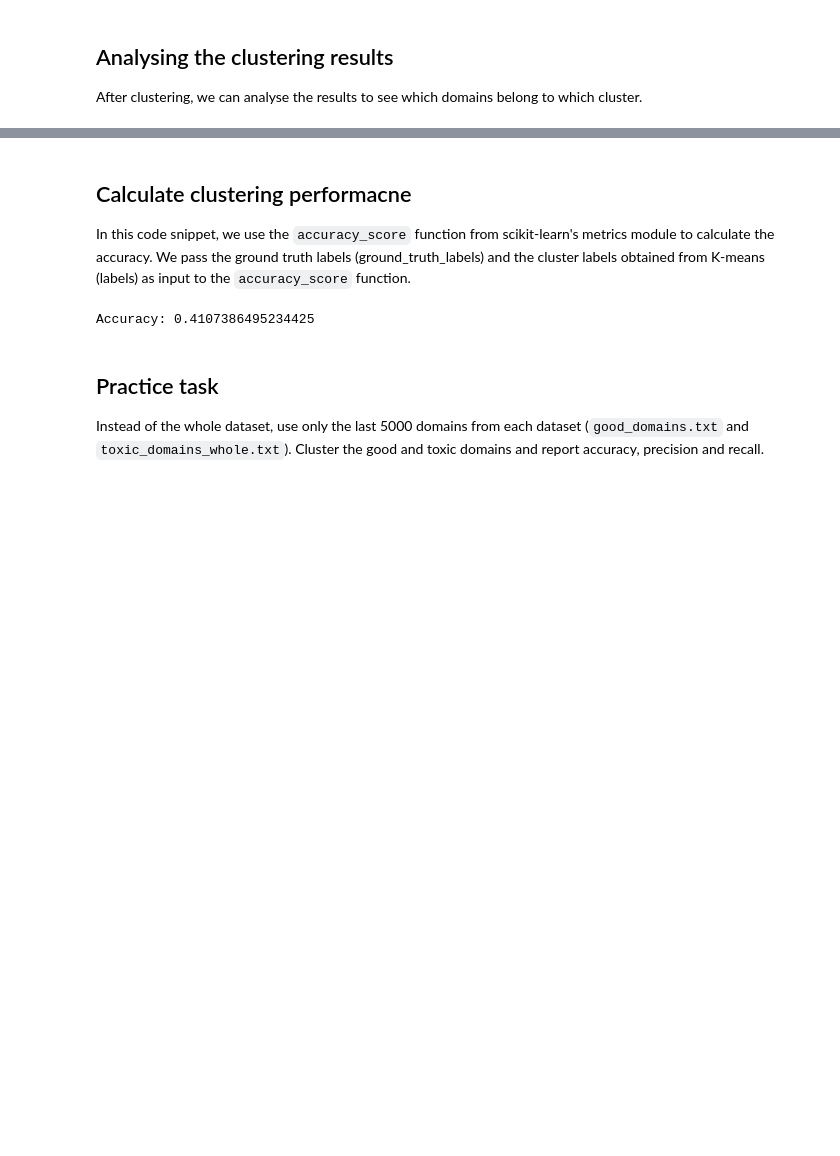
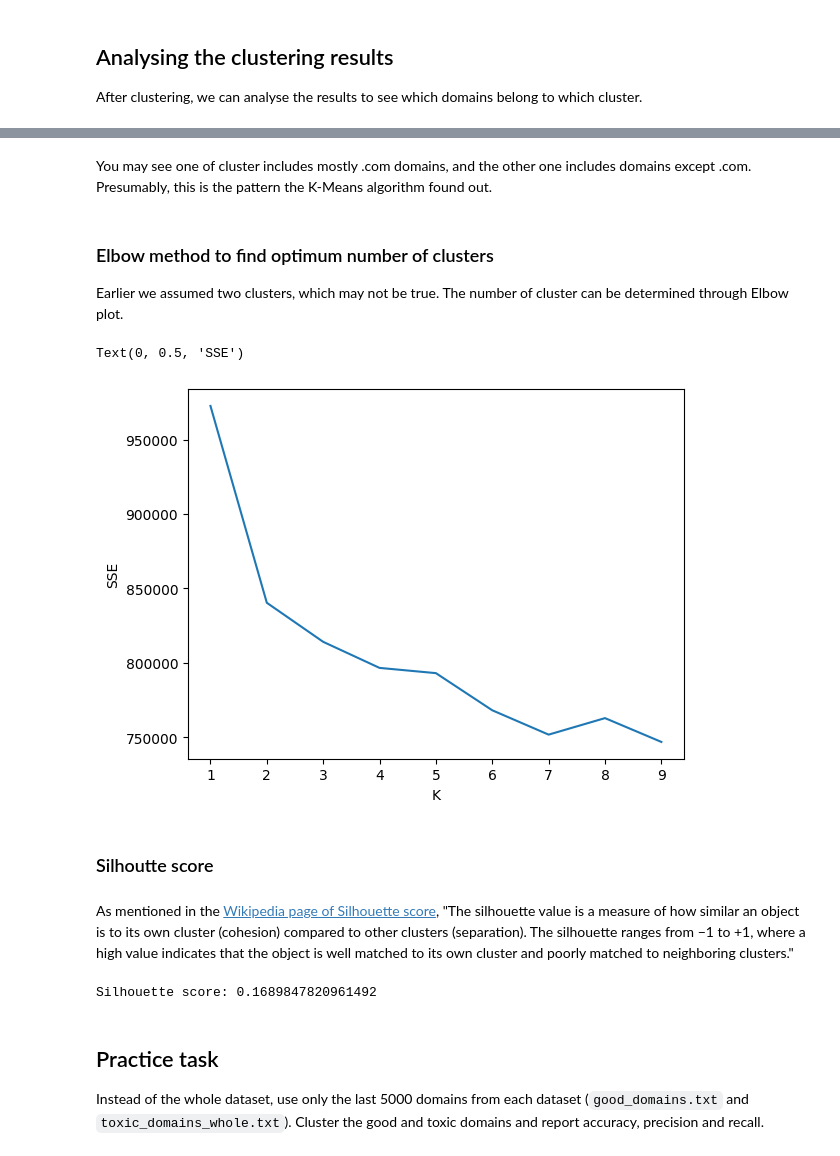
Before and after one commit to hasan-rakibul/AI-cybersec, a Jupyter notebook: lab_11/lab_11.ipynb, the cells around one changed output, grey strips where cells are left out. Drawn from its saved outputs; the diff is of its cells as text; code cells hidden in the pictures; blank space fills up the shorter version.

Commit message:
included elbow plot and silhouette score

```diff
--- a/lab_11/lab_11.ipynb
+++ b/lab_11/lab_11.ipynb
@@ -69,4 +76,5 @@ K = 2
 kmeans = KMeans(n_clusters=K, random_state=0)
 # %%
 # Fit the model to the feature matrix
-kmeans.fit(features)
+# Compute cluster centers and predict cluster index for each sample.
+labels = kmeans.fit_predict(features)
@@ -105,19 +104,36 @@ with open(toxic_domains_file, 'w') as f:
-# %% [markdown]
-## Calculate clustering performacne
-In this code snippet, we use the `accuracy_score` function from scikit-learn's metrics module to calculate the accuracy. We pass the ground truth labels (ground_truth_labels) and the cluster labels obtained from K-means (labels) as input to the `accuracy_score` function.
-# %%
-from sklearn.metrics import accuracy_score
-
-# Create ground truth labels
-ground_truth_labels = [0] * len(good_domains) + [1] * len(toxic_domains)
-
-# Calculate accuracy
-accuracy = accuracy_score(ground_truth_labels, labels)
-
-# Print the accuracy value
-print("Accuracy:", accuracy)
-# %% [output]
-Accuracy: 0.4107386495234425
+# %% [markdown]
+You may see one of cluster includes mostly .com domains, and the other one includes domains except .com. Presumably, this is the pattern the K-Means algorithm found out.
+# %% [markdown]
+### Elbow method to find optimum number of clusters
+Earlier we assumed two clusters, which may not be true. The number of cluster can be determined through Elbow plot.
+# %%
+import matplotlib.pyplot as plt
+
+K_range = range(1, 10)
+sse = []
+for K in K_range:
+  kmeans = KMeans(n_clusters=K, random_state=0)
+  kmeans.fit(features)
+  sse.append(kmeans.inertia_)
+
+plt.plot(K_range, sse)
+plt.xlabel("K")
+plt.ylabel("SSE")
+# %% [output]
+Text(0, 0.5, 'SSE')
+[figure, added]
+# %% [markdown]
+### Silhoutte score
+# %% [markdown]
+As mentioned in the [Wikipedia page of Silhouette score](https://en.wikipedia.org/wiki/Silhouette_(clustering)), "The silhouette value is a measure of how similar an object is to its own cluster (cohesion) compared to other clusters (separation). The silhouette ranges from −1 to +1, where a high value indicates that the object is well matched to its own cluster and poorly matched to neighboring clusters."
+# %%
+from sklearn.metrics import silhouette_score
+
+# Because of the big shape of features, it takes a while to calculate on all samples
+# To demonstrate, we calculate the score for 10000 samples, as follows
+print("Silhouette score:", silhouette_score(features[:10000, :], labels[:10000]))
+# %% [output]
+Silhouette score: 0.1689847820961492
 # %% [markdown]
 ## Practice task
 Instead of the whole dataset, use only the last 5000 domains from each dataset (`good_domains.txt` and `toxic_domains_whole.txt`). Cluster the good and toxic domains and report accuracy, precision and recall.
```
Also changed, not shown: parts of 13 cells of this notebook.
